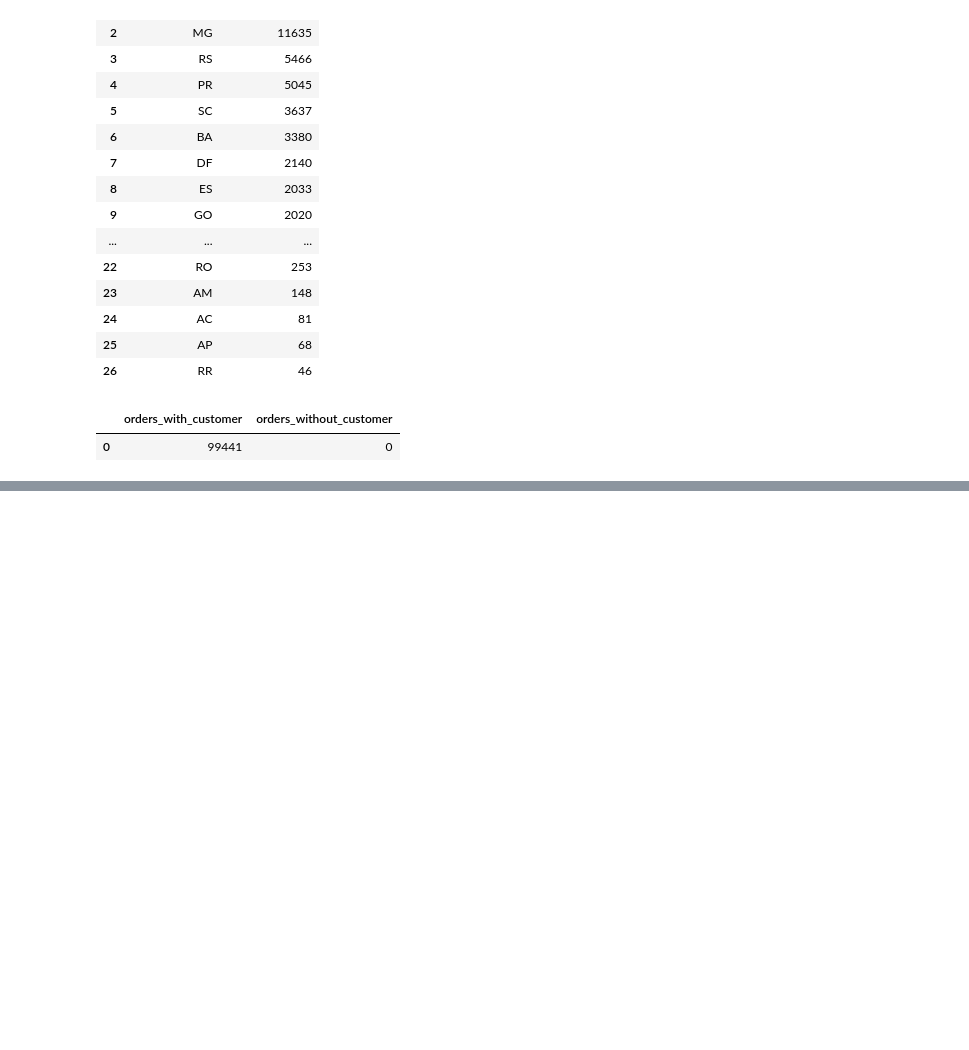
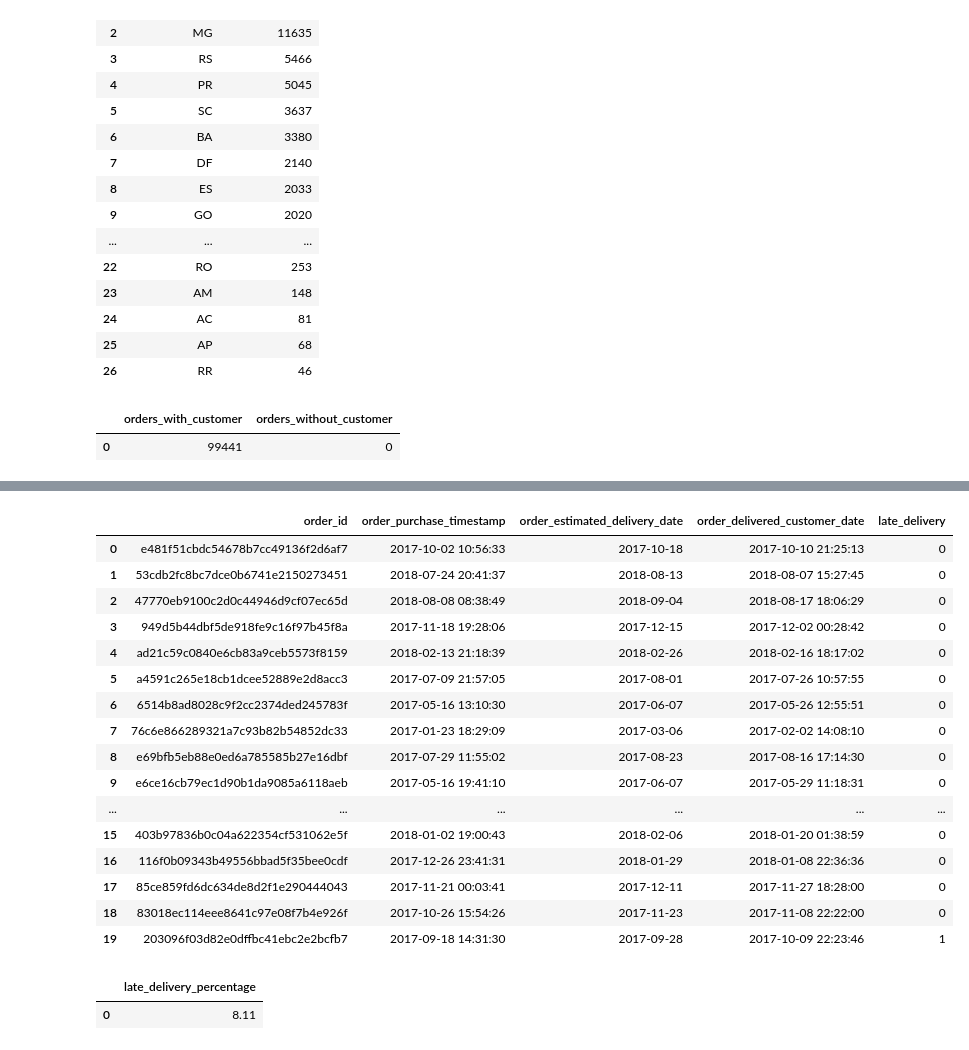
Before and after one commit to ouahiba99/MLOPS_training, a Jupyter notebook: task_1.ipynb, the cells around one changed output, grey strips where cells are left out. Saved outputs shown, nothing was run; the diff lists cells and outputs as text; code cells hidden in the pictures; blank space fills up the shorter version.

```diff
--- a/task_1.ipynb
+++ b/task_1.ipynb
@@ -593,0 +1158,42 @@ else:
+# %%
+query = """
+SELECT
+    order_id,
+    order_purchase_timestamp,
+    order_estimated_delivery_date,
+    order_delivered_customer_date,
+
+    CASE
+        WHEN order_delivered_customer_date >
+             order_estimated_delivery_date
+        THEN 1
+        ELSE 0
+    END AS late_delivery
+
+FROM orders
+
+WHERE order_delivered_customer_date IS NOT NULL
+  AND order_estimated_delivery_date IS NOT NULL
+
+LIMIT 20;
+"""
+
+pd.read_sql(query, engine)
+# %% [output]
+|  | order_id | order_purchase_timestamp | order_estimated_delivery_date | order_delivered_customer_date | late_delivery |
+| 0 | e481f51cbdc54678b7cc49136f2d6af7 | 2017-10-02 10:56:33 | 2017-10-18 | 2017-10-10 21:25:13 | 0 |
+| 1 | 53cdb2fc8bc7dce0b6741e2150273451 | 2018-07-24 20:41:37 | 2018-08-13 | 2018-08-07 15:27:45 | 0 |
+| 2 | 47770eb9100c2d0c44946d9cf07ec65d | 2018-08-08 08:38:49 | 2018-09-04 | 2018-08-17 18:06:29 | 0 |
+| 3 | 949d5b44dbf5de918fe9c16f97b45f8a | 2017-11-18 19:28:06 | 2017-12-15 | 2017-12-02 00:28:42 | 0 |
+| 4 | ad21c59c0840e6cb83a9ceb5573f8159 | 2018-02-13 21:18:39 | 2018-02-26 | 2018-02-16 18:17:02 | 0 |
+| 5 | a4591c265e18cb1dcee52889e2d8acc3 | 2017-07-09 21:57:05 | 2017-08-01 | 2017-07-26 10:57:55 | 0 |
+| 6 | 6514b8ad8028c9f2cc2374ded245783f | 2017-05-16 13:10:30 | 2017-06-07 | 2017-05-26 12:55:51 | 0 |
+| 7 | 76c6e866289321a7c93b82b54852dc33 | 2017-01-23 18:29:09 | 2017-03-06 | 2017-02-02 14:08:10 | 0 |
+| 8 | e69bfb5eb88e0ed6a785585b27e16dbf | 2017-07-29 11:55:02 | 2017-08-23 | 2017-08-16 17:14:30 | 0 |
+| 9 | e6ce16cb79ec1d90b1da9085a6118aeb | 2017-05-16 19:41:10 | 2017-06-07 | 2017-05-29 11:18:31 | 0 |
+| ... | ... | ... | ... | ... | ... |
+| 15 | 403b97836b0c04a622354cf531062e5f | 2018-01-02 19:00:43 | 2018-02-06 | 2018-01-20 01:38:59 | 0 |
+| 16 | 116f0b09343b49556bbad5f35bee0cdf | 2017-12-26 23:41:31 | 2018-01-29 | 2018-01-08 22:36:36 | 0 |
+| 17 | 85ce859fd6dc634de8d2f1e290444043 | 2017-11-21 00:03:41 | 2017-12-11 | 2017-11-27 18:28:00 | 0 |
+| 18 | 83018ec114eee8641c97e08f7b4e926f | 2017-10-26 15:54:26 | 2017-11-23 | 2017-11-08 22:22:00 | 0 |
+| 19 | 203096f03d82e0dffbc41ebc2e2bcfb7 | 2017-09-18 14:31:30 | 2017-09-28 | 2017-10-09 22:23:46 | 1 |
@@ -593,0 +1221,25 @@ else:
+# %%
+query = """
+SELECT
+    ROUND(
+        100.0 * SUM(
+            CASE
+                WHEN order_delivered_customer_date >
+                     order_estimated_delivery_date
+                THEN 1
+                ELSE 0
+            END
+        ) / COUNT(*),
+        2
+    ) AS late_delivery_percentage
+
+FROM orders
+
+WHERE order_delivered_customer_date IS NOT NULL
+  AND order_estimated_delivery_date IS NOT NULL;
+"""
+
+pd.read_sql(query, engine)
+# %% [output]
+|  | late_delivery_percentage |
+| 0 | 8.11 |
```
Also changed, not shown: parts of 24 cells of this notebook, 1 other file.
